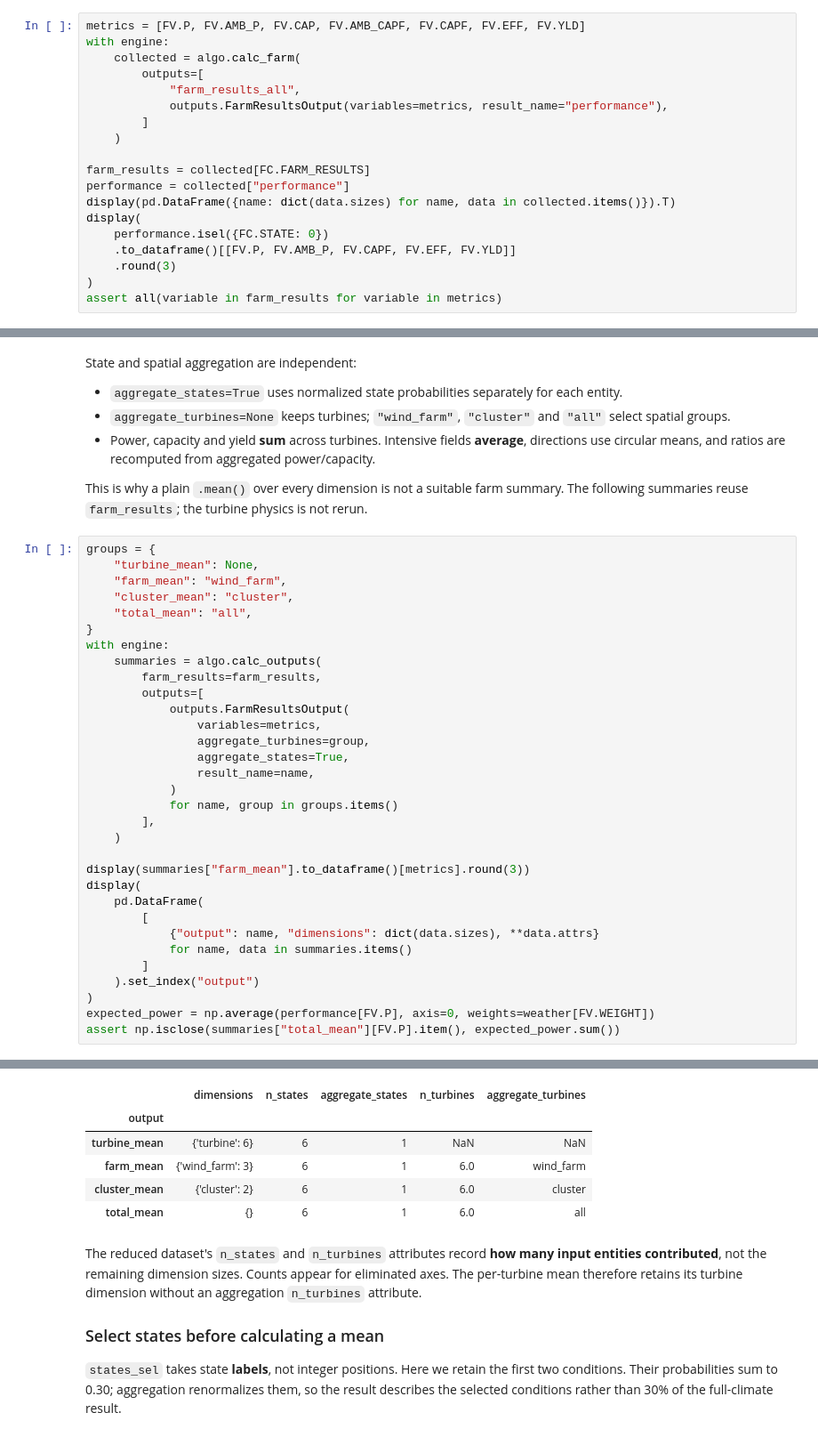
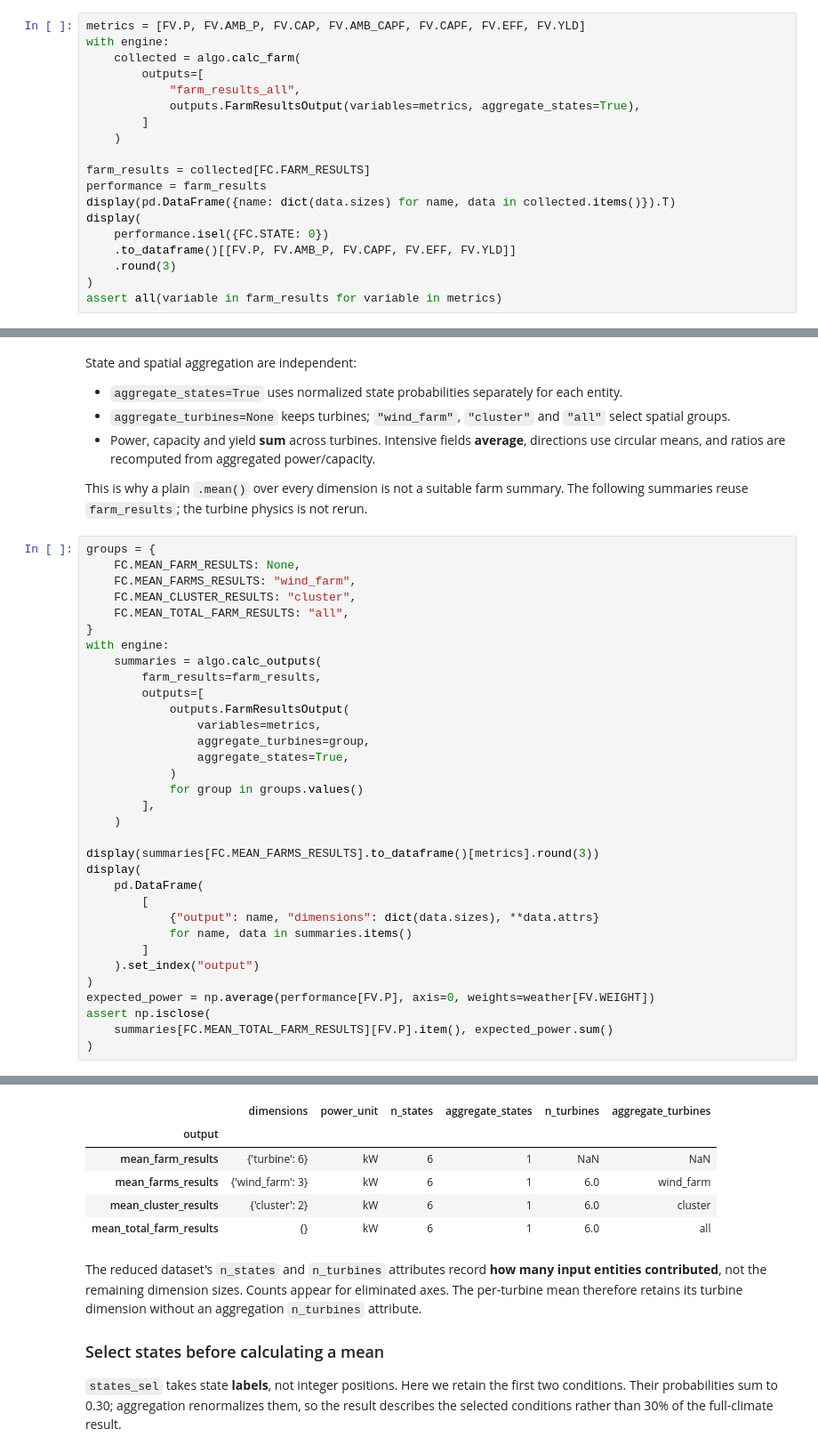
Before and after one commit to FraunhoferIWES/foxes, a Jupyter notebook: notebooks/outputs.ipynb, the cells around one changed output, grey strips where cells are left out. Shown at 89% size. Saved outputs shown, nothing was run; the diff lists cells and outputs as text.

Commit message:
dev output result keys

```diff
--- a/notebooks/outputs.ipynb
+++ b/notebooks/outputs.ipynb
@@ -110,12 +110,12 @@ with engine:
     collected = algo.calc_farm(
         outputs=[
             "farm_results_all",
-            outputs.FarmResultsOutput(variables=metrics, result_name="performance"),
+            outputs.FarmResultsOutput(variables=metrics, aggregate_states=True),
         ]
     )
 
 farm_results = collected[FC.FARM_RESULTS]
-performance = collected["performance"]
+performance = farm_results
 display(pd.DataFrame({name: dict(data.sizes) for name, data in collected.items()}).T)
 display(
     performance.isel({FC.STATE: 0})
@@ -153,48 +153,49 @@ State and spatial aggregation are independent:
 This is why a plain `.mean()` over every dimension is not a suitable farm summary. The following summaries reuse `farm_results`; the turbine physics is not rerun.
 # %%
 groups = {
-    "turbine_mean": None,
-    "farm_mean": "wind_farm",
-    "cluster_mean": "cluster",
-    "total_mean": "all",
+    FC.MEAN_FARM_RESULTS: None,
+    FC.MEAN_FARMS_RESULTS: "wind_farm",
+    FC.MEAN_CLUSTER_RESULTS: "cluster",
+    FC.MEAN_TOTAL_FARM_RESULTS: "all",
 }
 with engine:
     summaries = algo.calc_outputs(
         farm_results=farm_results,
         outputs=[
             outputs.FarmResultsOutput(
                 variables=metrics,
                 aggregate_turbines=group,
                 aggregate_states=True,
-                result_name=name,
             )
-            for name, group in groups.items()
+            for group in groups.values()
         ],
     )
 
-display(summaries["farm_mean"].to_dataframe()[metrics].round(3))
+display(summaries[FC.MEAN_FARMS_RESULTS].to_dataframe()[metrics].round(3))
 display(
     pd.DataFrame(
         [
             {"output": name, "dimensions": dict(data.sizes), **data.attrs}
             for name, data in summaries.items()
         ]
     ).set_index("output")
 )
 expected_power = np.average(performance[FV.P], axis=0, weights=weather[FV.WEIGHT])
-assert np.isclose(summaries["total_mean"][FV.P].item(), expected_power.sum())
+assert np.isclose(
+    summaries[FC.MEAN_TOTAL_FARM_RESULTS][FV.P].item(), expected_power.sum()
+)
 # %% [output]
 |  | P | AMB_P | CAP | AMB_CAPF | CAPF | EFF | YLD |
 | wind_farm |  |  |  |  |  |  |  |
 | West | 3603.945 | 6312.84 | 10000.0 | 0.631 | 0.360 | 0.571 | 31.571 |
 | East | 4307.552 | 6312.84 | 10000.0 | 0.631 | 0.431 | 0.682 | 37.734 |
 | South | 4969.324 | 6312.84 | 10000.0 | 0.631 | 0.497 | 0.787 | 43.531 |
-|  | dimensions | n_states | aggregate_states | n_turbines | aggregate_turbines |
-| output |  |  |  |  |  |
-| turbine_mean | {'turbine': 6} | 6 | 1 | NaN | NaN |
-| farm_mean | {'wind_farm': 3} | 6 | 1 | 6.0 | wind_farm |
-| cluster_mean | {'cluster': 2} | 6 | 1 | 6.0 | cluster |
-| total_mean | {} | 6 | 1 | 6.0 | all |
+|  | dimensions | power_unit | n_states | aggregate_states | n_turbines | aggregate_turbines |
+| output |  |  |  |  |  |  |
+| mean_farm_results | {'turbine': 6} | kW | 6 | 1 | NaN | NaN |
+| mean_farms_results | {'wind_farm': 3} | kW | 6 | 1 | 6.0 | wind_farm |
+| mean_cluster_results | {'cluster': 2} | kW | 6 | 1 | 6.0 | cluster |
+| mean_total_farm_results | {} | kW | 6 | 1 | 6.0 | all |
 # %% [markdown]
 The reduced dataset's `n_states` and `n_turbines` attributes record **how many input entities contributed**, not the remaining dimension sizes. Counts appear for eliminated axes. The per-turbine mean therefore retains its turbine dimension without an aggregation `n_turbines` attribute.
 
```
Also changed, not shown: parts of 6 cells of this notebook, 15 other files.
